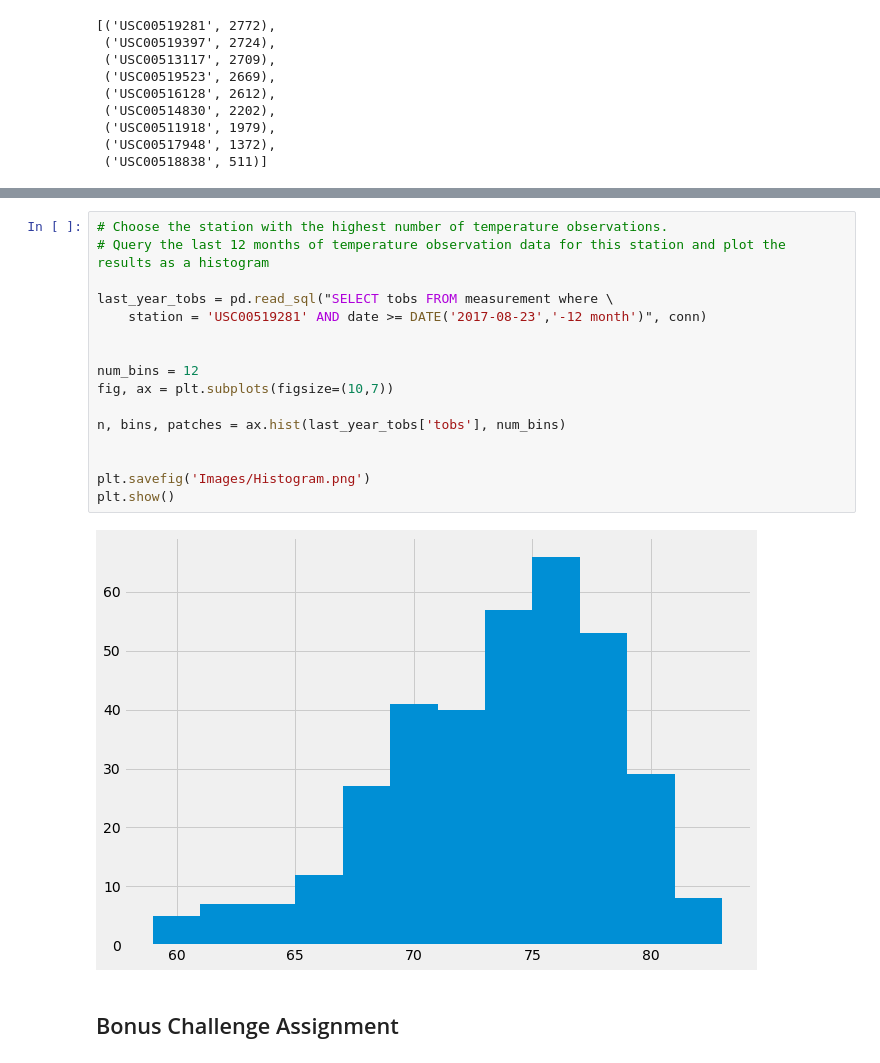
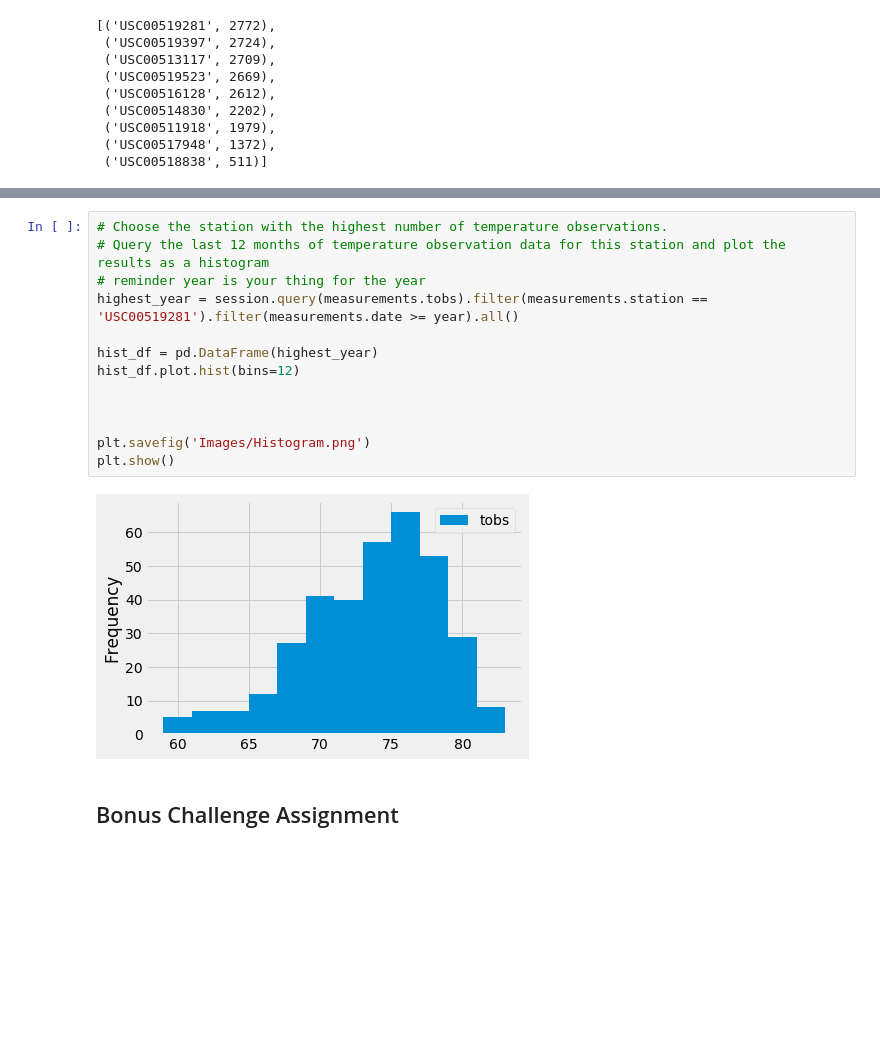
Before and after one commit to christyrows/sqlalchemy-challenge, a Jupyter notebook: Instructions/climate_starter.ipynb, the cells around one changed output, grey strips where cells are left out. Cells and saved outputs as stored; diff of their text form; blank space fills up the shorter version.

```diff
--- a/Instructions/climate_starter.ipynb
+++ b/Instructions/climate_starter.ipynb
@@ -119,21 +118,18 @@ avg_temp
 # %%
 # Choose the station with the highest number of temperature observations.
 # Query the last 12 months of temperature observation data for this station and plot the results as a histogram
+# reminder year is your thing for the year
+highest_year = session.query(measurements.tobs).filter(measurements.station == 'USC00519281').filter(measurements.date >= year).all()
 
-last_year_tobs = pd.read_sql("SELECT tobs FROM measurement where \
-    station = 'USC00519281' AND date >= DATE('2017-08-23','-12 month')", conn)
+hist_df = pd.DataFrame(highest_year)
+hist_df.plot.hist(bins=12)
 
-
-num_bins = 12
-fig, ax = plt.subplots(figsize=(10,7))
-
-n, bins, patches = ax.hist(last_year_tobs['tobs'], num_bins)
 
 
 plt.savefig('Images/Histogram.png')
 plt.show()
 # %% [output]
-[figure, old version]
+[figure, new version]
 # %% [markdown]
 ## Bonus Challenge Assignment
 # %%
```
Also changed, not shown: parts of 1 cell of this notebook, 2 other files.
